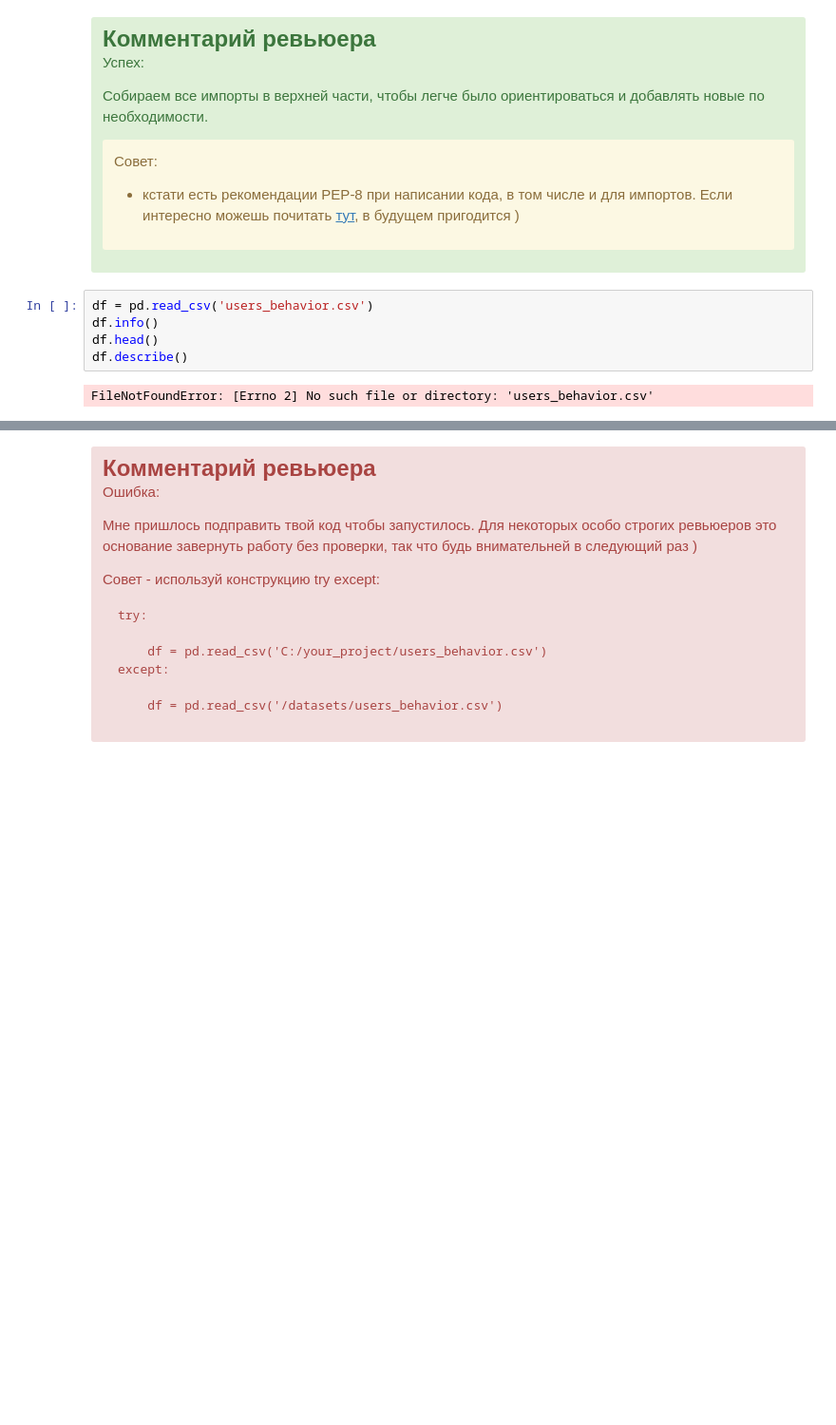
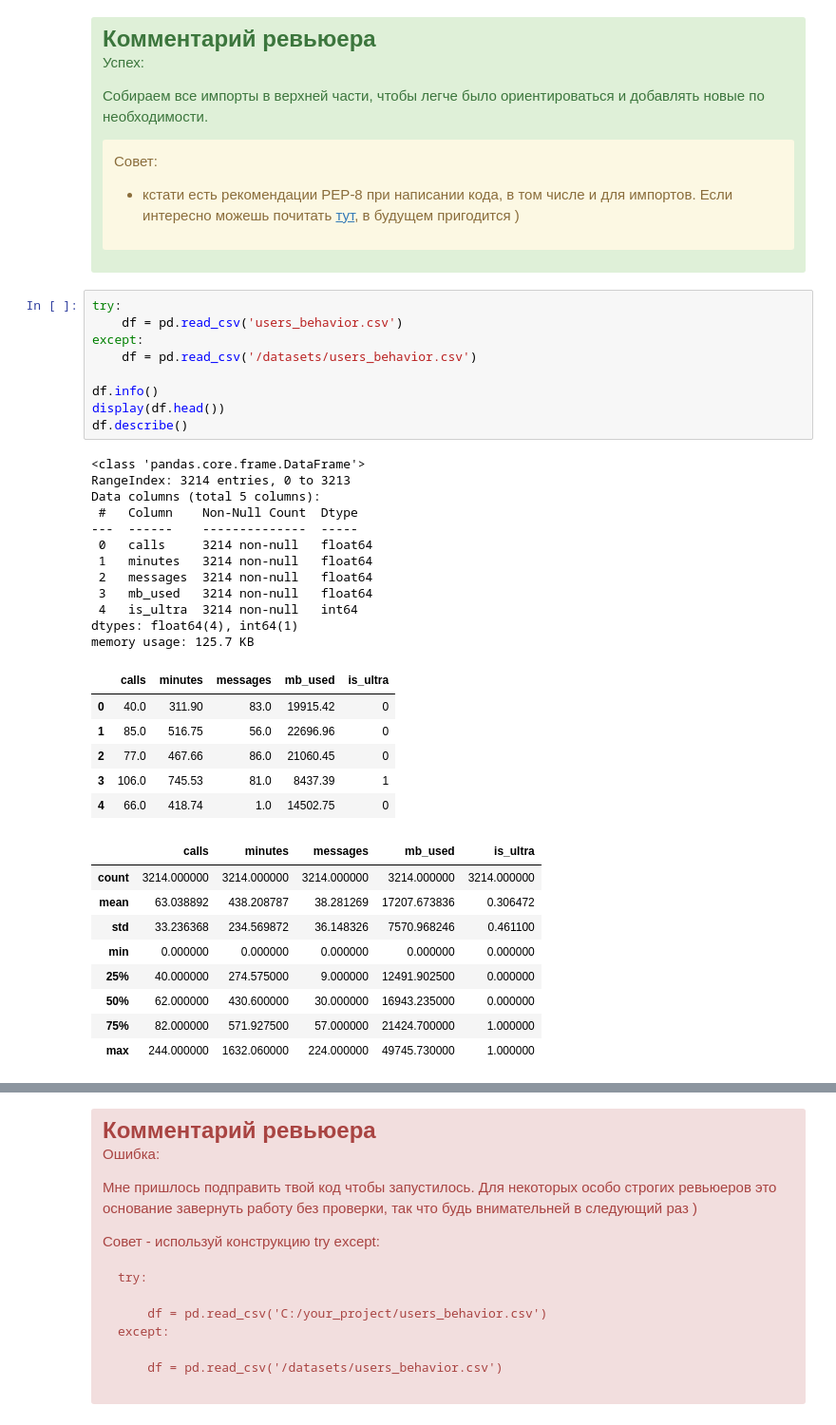
Before and after one commit to alex-blessed/YandexP-projects, a Jupyter notebook: YaTariffs.ipynb, the cells around one changed output, grey strips where cells are left out. Shown: that part at 95% size. Saved outputs shown, nothing was run; the diff lists cells and outputs as text; blank space fills up the shorter version.

```diff
--- a/YaTariffs.ipynb
+++ b/YaTariffs.ipynb
@@ -74,9 +74,39 @@ from sklearn.dummy import DummyClassifier
 
 - кстати есть рекомендации PEP-8 при написании кода, в том числе и для импортов. Если интересно можешь почитать [тут](https://pythonworld.ru/osnovy/pep-8-rukovodstvo-po-napisaniyu-koda-na-python.html), в будущем пригодится )
 # %%
-df = pd.read_csv('users_behavior.csv')
+try:
+    df = pd.read_csv('users_behavior.csv')
+except:
+    df = pd.read_csv('/datasets/users_behavior.csv')
+
 df.info()
-df.head()
+display(df.head())
 df.describe()
 # %% [output]
-FileNotFoundError: [Errno 2] No such file or directory: 'users_behavior.csv'
+<class 'pandas.core.frame.DataFrame'>
+RangeIndex: 3214 entries, 0 to 3213
+Data columns (total 5 columns):
+ #   Column    Non-Null Count  Dtype
+---  ------    --------------  -----
+ 0   calls     3214 non-null   float64
+ 1   minutes   3214 non-null   float64
+ 2   messages  3214 non-null   float64
+ 3   mb_used   3214 non-null   float64
+ 4   is_ultra  3214 non-null   int64
+dtypes: float64(4), int64(1)
+memory usage: 125.7 KB
+|  | calls | minutes | messages | mb_used | is_ultra |
+| 0 | 40.0 | 311.90 | 83.0 | 19915.42 | 0 |
+| 1 | 85.0 | 516.75 | 56.0 | 22696.96 | 0 |
+| 2 | 77.0 | 467.66 | 86.0 | 21060.45 | 0 |
+| 3 | 106.0 | 745.53 | 81.0 | 8437.39 | 1 |
+| 4 | 66.0 | 418.74 | 1.0 | 14502.75 | 0 |
+|  | calls | minutes | messages | mb_used | is_ultra |
+| count | 3214.000000 | 3214.000000 | 3214.000000 | 3214.000000 | 3214.000000 |
+| mean | 63.038892 | 438.208787 | 38.281269 | 17207.673836 | 0.306472 |
+| std | 33.236368 | 234.569872 | 36.148326 | 7570.968246 | 0.461100 |
+| min | 0.000000 | 0.000000 | 0.000000 | 0.000000 | 0.000000 |
+| 25% | 40.000000 | 274.575000 | 9.000000 | 12491.902500 | 0.000000 |
+| 50% | 62.000000 | 430.600000 | 30.000000 | 16943.235000 | 0.000000 |
+| 75% | 82.000000 | 571.927500 | 57.000000 | 21424.700000 | 1.000000 |
+| max | 244.000000 | 1632.060000 | 224.000000 | 49745.730000 | 1.000000 |
```
Also changed, not shown: parts of 4 cells of this notebook.
